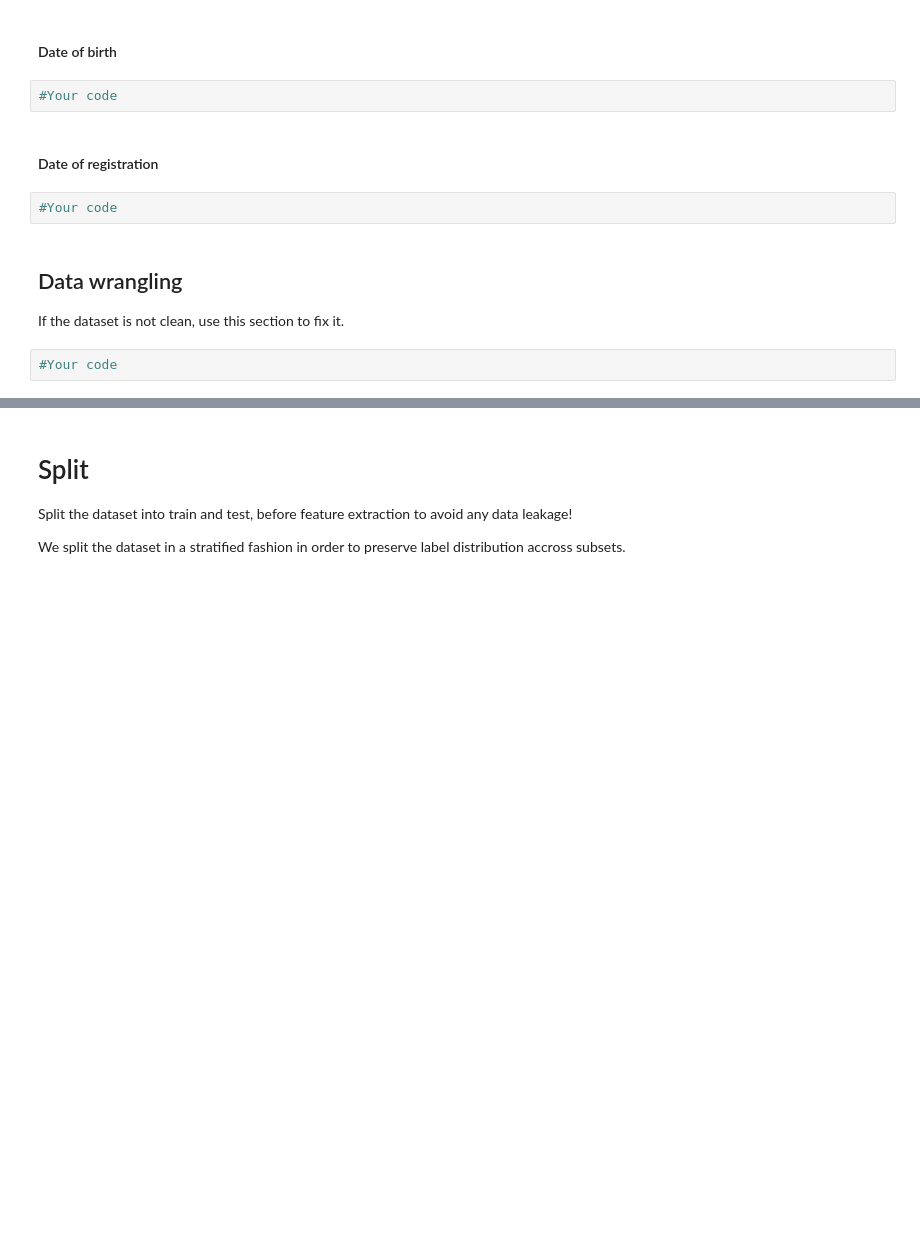
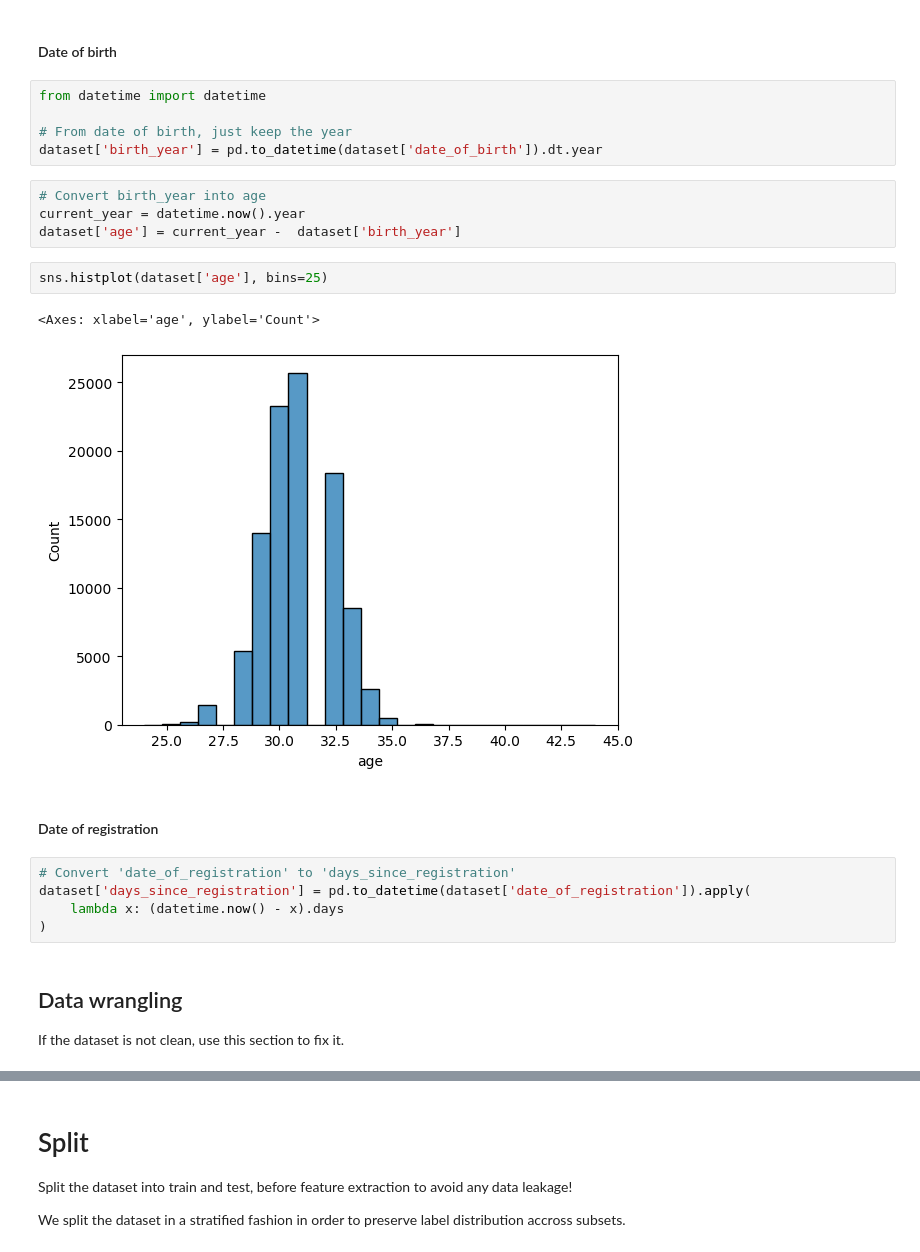
Before and after one commit to ironhack-edu/tech_challenge_dsml, a Jupyter notebook: business-case-challenge-iron-match.ipynb, the cells around one changed output, grey strips where cells are left out. Drawn from its saved outputs; the diff is of its cells as text; blank space fills up the shorter version.

```diff
--- a/business-case-challenge-iron-match.ipynb
+++ b/business-case-challenge-iron-match.ipynb
@@ -69,15 +169,28 @@ Let's have a quick look at the categorical variables.
 ### Date variables
 # %% [markdown]
 #### Date of birth
-# %%
-#Your code
+# %%
+from datetime import datetime
+
+# From date of birth, just keep the year
+dataset['birth_year'] = pd.to_datetime(dataset['date_of_birth']).dt.year
+# %%
+# Convert birth_year into age
+current_year = datetime.now().year
+dataset['age'] = current_year -  dataset['birth_year']
+# %%
+sns.histplot(dataset['age'], bins=25)
+# %% [output]
+<Axes: xlabel='age', ylabel='Count'>
+[figure, added]
 # %% [markdown]
 #### Date of registration
-# %%
-#Your code
+# %%
+# Convert 'date_of_registration' to 'days_since_registration'
+dataset['days_since_registration'] = pd.to_datetime(dataset['date_of_registration']).apply(
+    lambda x: (datetime.now() - x).days
+)
 # %% [markdown]
 ## Data wrangling
 
 If the dataset is not clean, use this section to fix it.
-# %%
-#Your code
```
Also changed, not shown: parts of 65 cells of this notebook.
